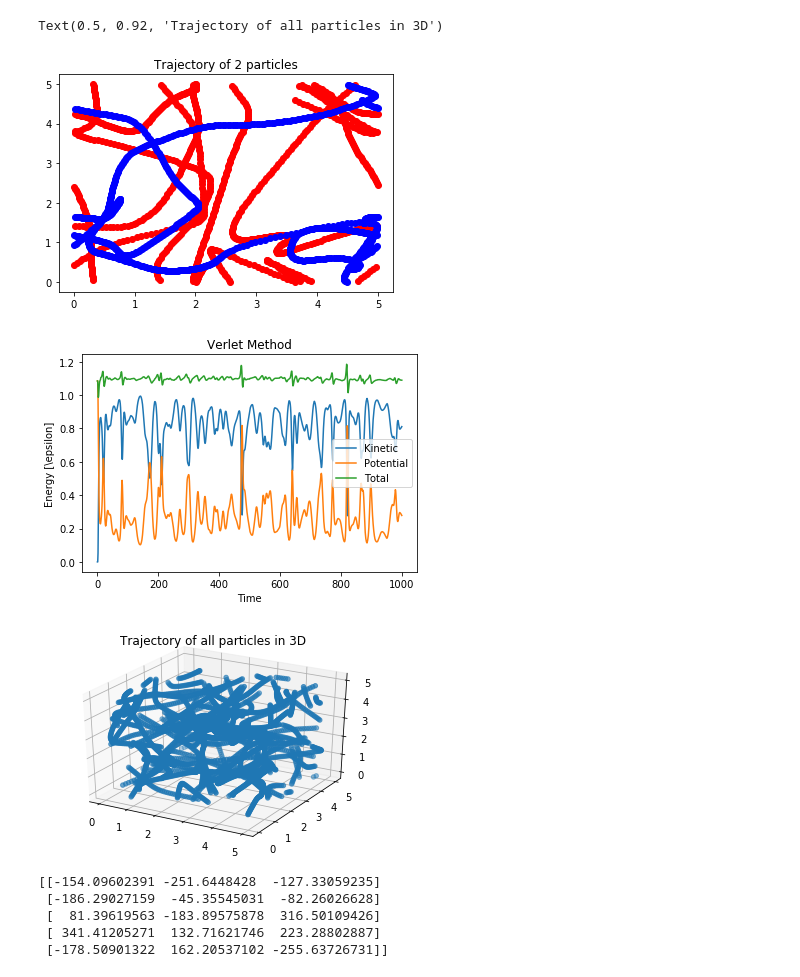
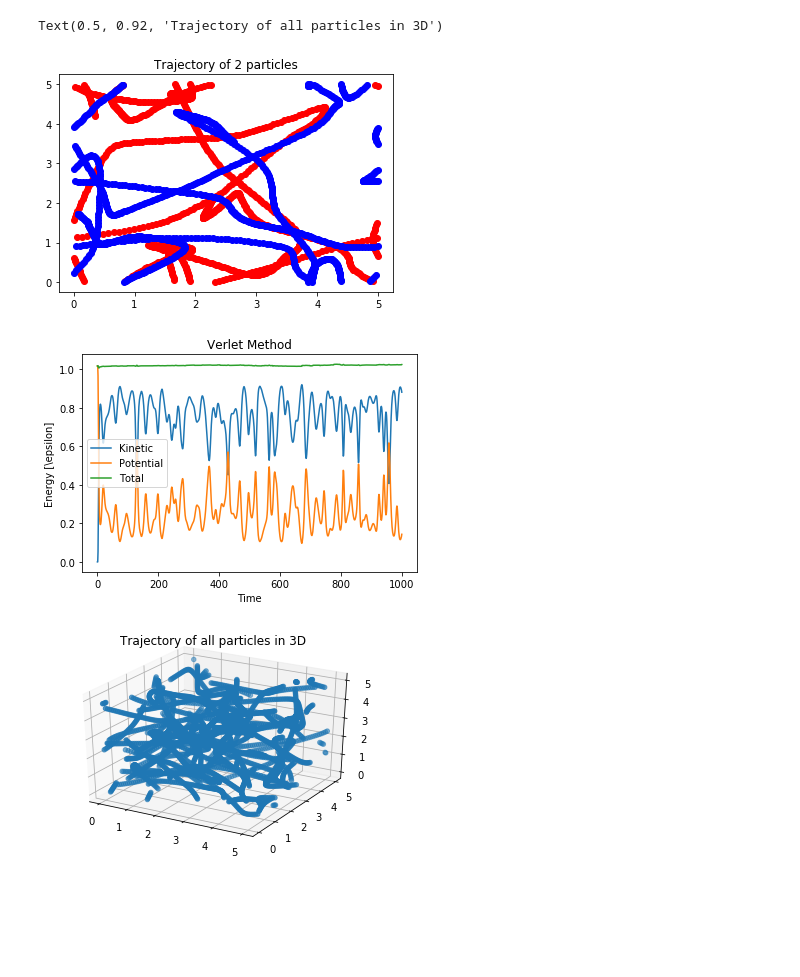
Before and after one commit to ab4marif/Molecular-dynamics-simulation-of-Argon, a Jupyter notebook: MainCode.ipynb, the cells around one changed output. Cells and saved outputs as stored; diff of their text form; code cells hidden in the pictures; blank space fills up the shorter version.

Commit message:
Including the energy graphs

```diff
--- a/MainCode.ipynb
+++ b/MainCode.ipynb
@@ -97,58 +97,41 @@ potentialE[0] = potentialEnergy(r[:,:,0])
 for i in range(1,Timesteps):
     kineticE[i] = kineticEnergy(v)
     potentialE[i] = potentialEnergy(r[:,:,i-1])
-    r[:,:,i], v = eulerMethod(r[:,:,i-1] , v)
+    #r[:,:,i], v = eulerMethod(r[:,:,i-1] , v)
 
     # verlet algorithm
-    #r[:,:,i] = r[:,:,i-1] + dt*v + 0.5*calculateForce(r[:,:,i-1])*dt**2
-    #r[:,:,i] = r[:,:,i]%L
-    #v = v + 0.5*dt*(calculateForce(r[:,:,i])+ calculateForce(r[:,:,i-1]) )
+    r[:,:,i] = r[:,:,i-1] + dt*v + 0.5*calculateForce(r[:,:,i-1])*dt**2
+    r[:,:,i] = r[:,:,i]%L
+    v = v + 0.5*dt*(calculateForce(r[:,:,i])+ calculateForce(r[:,:,i-1]) )
 
 
 
 ################################################################################################
 ################################# Plots #########################################################
 plt.plot(r[0,0,:], r[0,1,:], 'ro')
 plt.plot(r[1,0,:], r[1,1,:], 'bo')
 plt.title("Trajectory of 2 particles")
 
 
 
 plt.figure()
 plt.plot(np.arange(Timesteps), kineticE, label = "Kinetic" )
 plt.plot(np.arange(Timesteps), potentialE, label = "Potential")
 plt.plot(np.arange(Timesteps), potentialE + kineticE, label =  "Total")
 
 plt.ylabel("Energy [\epsilon]")
 plt.xlabel("Time")
 plt.title("Verlet Method")
 plt.legend()
-
+plt.savefig('Verlet_Method_Energies.png')
 
 fig = plt.figure()
 ax = fig.add_subplot(111, projection='3d')
 
 ax.scatter(r[:,0,:], r[:,1,:], r[:,2,:], zdir='z')
 plt.title("Trajectory of all particles in 3D")
 # %% [output]
 Text(0.5, 0.92, 'Trajectory of all particles in 3D')
-[figure, old version]
+[figure, new version]
-[figure, old version]
+[figure, new version]
-[figure, old version]
+[figure, new version]
-# %%
-kb = 1
-T = 1
-def velocityGauss(N, D):
-    kb = 1.23e-23
-    T = 300
-    mass = 6.6e-26
-    mu, sigma = 0, np.sqrt(kb*T/mass)
-    return np.random.normal(mu, sigma, (N,D))
-vv = velocityGauss(N,D)
-print(vv)
-# %% [output]
-[[-154.09602391 -251.6448428  -127.33059235]
- [-186.29027159  -45.35545031  -82.26026628]
- [  81.39619563 -183.89575878  316.50109426]
- [ 341.41205271  132.71621746  223.28802887]
- [-178.50901322  162.20537102 -255.63726731]]
```
Also changed, not shown: 2 other files.
